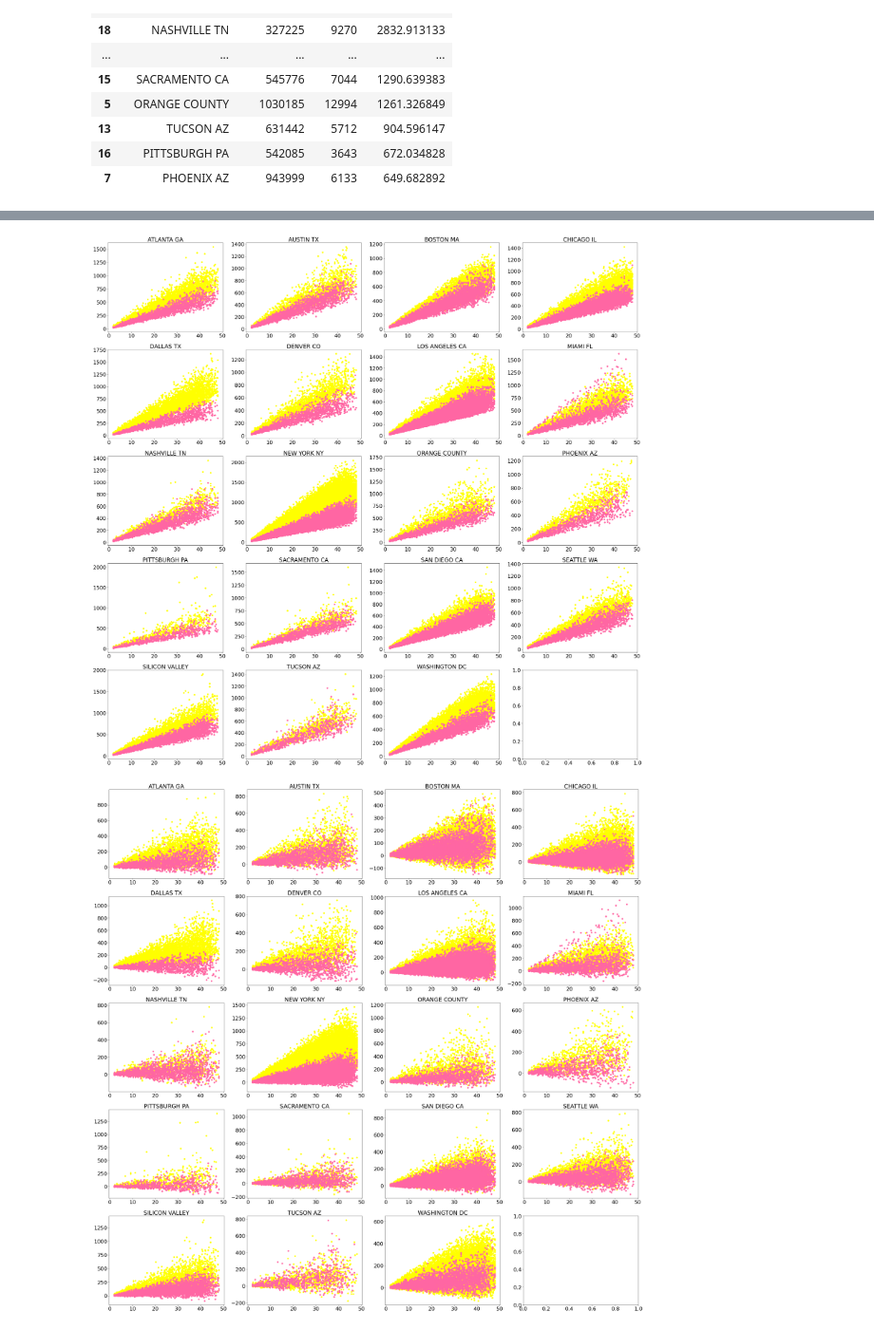
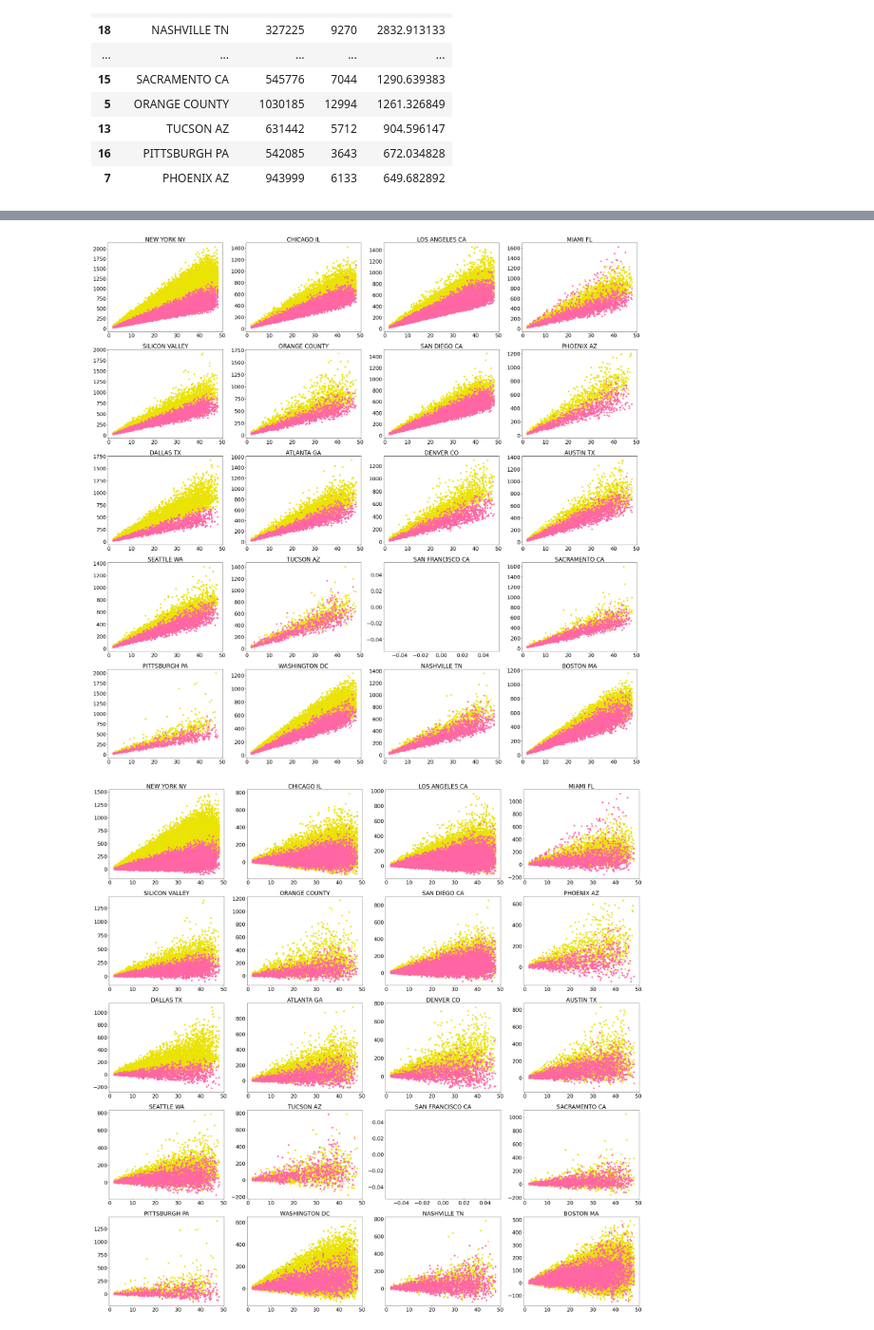
Before and after one commit to jpkcunha/Data-Glacier, a Jupyter notebook: Week2/Cab Investment Case Study/Cab Investiment Analysis.ipynb, the cells around one changed output, grey strips where cells are left out. Shown at 95% size. Drawn from its saved outputs; the diff is of its cells as text; code cells hidden in the pictures.

```diff
--- a/Week2/Cab Investment Case Study/Cab Investiment Analysis.ipynb
+++ b/Week2/Cab Investment Case Study/Cab Investiment Analysis.ipynb
@@ -143,7 +145,4 @@ def convert_date(row):
     return (start + dt.timedelta(days=ordinal)).replace(microsecond=0).date()
 # %%
 cab_data['Date of Travel'] = cab_data.apply(convert_date, axis = 1)
-cab_data['Profit'] = cab_data['Price Charged'] - cab_data['Cost of Trip']
-cab_data['Margin'] =  cab_data['Profit']/cab_data['Price Charged']
-cab_data.sort_values(by = 'Profit', ascending = False)
 # %% [output]
@@ -260,3 +238,7 @@ Index(['Transaction ID', 'Date of Travel', 'Company', 'City', 'KM Travelled',
 Index(['City', 'Population', 'Users', 'Users/100k'], dtype='object')
 Index(['Customer ID', 'Gender', 'Age', 'Income (USD/Month)'], dtype='object')
 Index(['Date', 'Holiday', 'WeekDay'], dtype='object')
+# %%
+data['Profit'] = data['Price Charged'] - data['Cost of Trip']
+data['Margin'] =  data['Profit']/data['Price Charged']
+data.describe()
@@ -264,16 +256,16 @@ Index(['Date', 'Holiday', 'WeekDay'], dtype='object')
 # Initialise the subplot function using number of rows and columns
 figure, axis = plt.subplots(5, 4)
 plt.rcParams["figure.figsize"] = (40,40)
-plt.rcParams['font.size'] = 22
+plt.rcParams['font.size'] = 2
 
-for i, el in enumerate(data.City.unique()):
+for i, el in enumerate(city.City.unique()):
     x = data[data.City == el]
     yellow = x[x.Company == 'Yellow Cab']
     pink = x[x.Company == 'Pink Cab']
-    axis[i//4, i%4].scatter(yellow['KM Travelled'], yellow['Price Charged'], color = 'yellow')
+    axis[i//4, i%4].scatter(yellow['KM Travelled'], yellow['Price Charged'], color = '#EAE303')
     axis[i//4, i%4].scatter(pink['KM Travelled'], pink['Price Charged'], color = '#ff66a3')
     axis[i//4, i%4].set_title(el, fontsize = 24)
 # Combine all the operations and display
 plt.show()
 # %% [output]
-[figure, old version]
+[figure, new version]
@@ -282,17 +272,17 @@ data['Profit'] = data['Price Charged'] - data['Cost of Trip']
 # %%
 # Initialise the subplot function using number of rows and columns
 figure, axis = plt.subplots(5, 4)
 plt.rcParams["figure.figsize"] = (40,40)
 plt.rcParams['font.size'] = 22
 
-for i, el in enumerate(data.City.unique()):
+for i, el in enumerate(city.City.unique()):
     x = data[data.City == el]
     yellow = x[x.Company == 'Yellow Cab']
     pink = x[x.Company == 'Pink Cab']
-    axis[i//4, i%4].scatter(yellow['KM Travelled'], yellow['Profit'], color = 'yellow')
+    axis[i//4, i%4].scatter(yellow['KM Travelled'], yellow['Profit'], color = '#EAE303')
     axis[i//4, i%4].scatter(pink['KM Travelled'], pink['Profit'], color = '#ff66a3')
     axis[i//4, i%4].set_title(el, fontsize = 24)
 # Combine all the operations and display
 plt.show()
 # %% [output]
-[figure, old version]
+[figure, new version]
```
Also changed, not shown: parts of 24 cells of this notebook.
